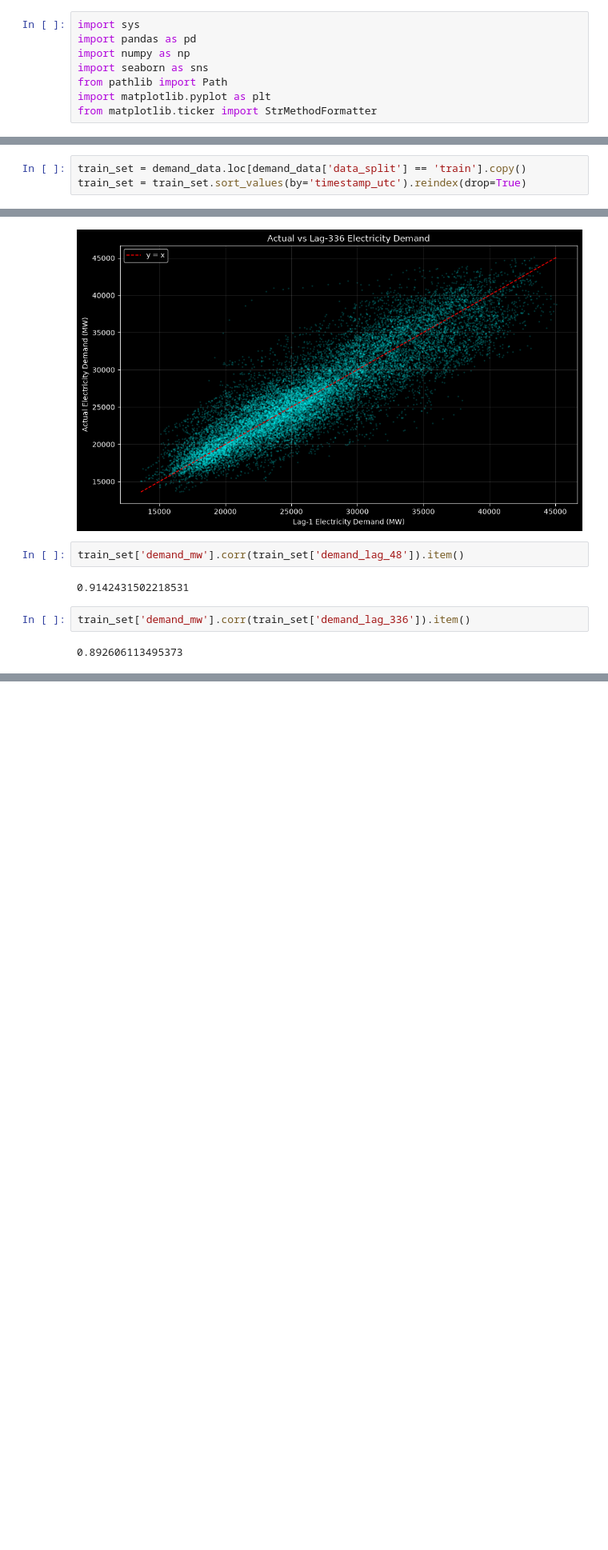
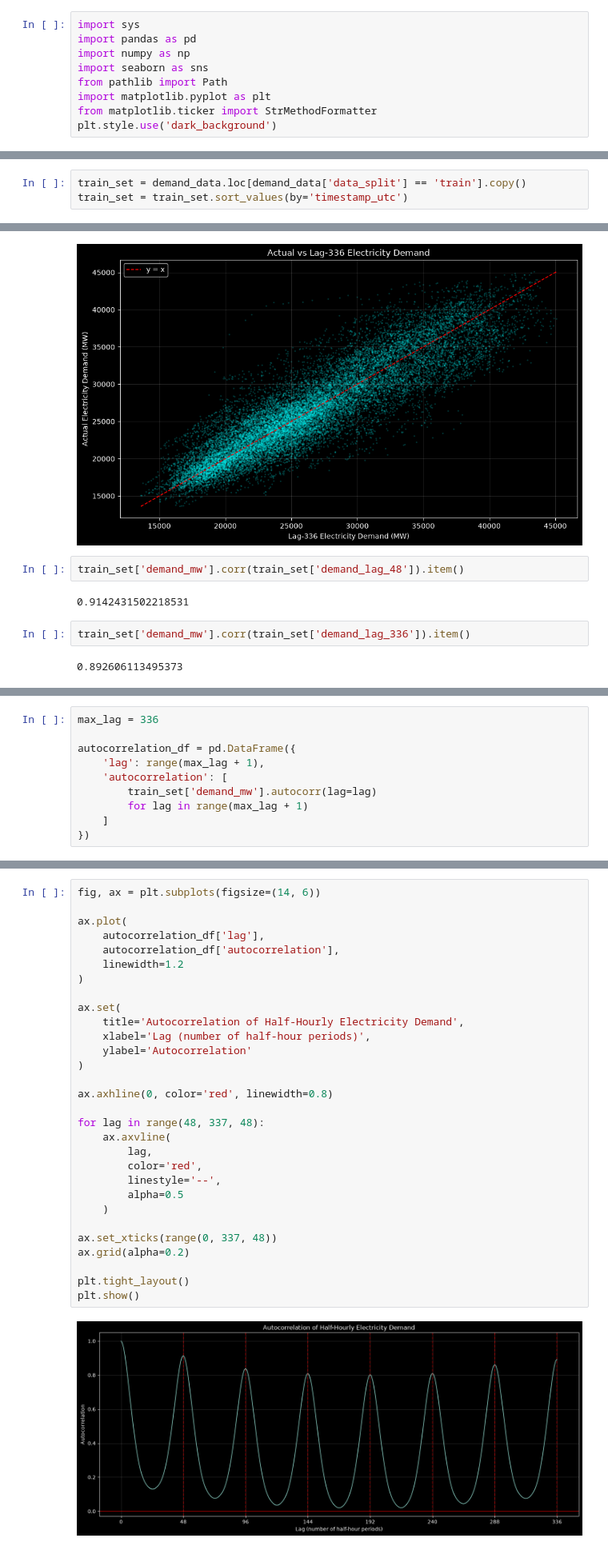
Before and after one commit to Ak62007/Halftime-Effect, a Jupyter notebook: notebooks/04_autocorrelation_and_baselines.ipynb, the cells around one changed output, grey strips where cells are left out. Shown at 80% size. Cells and saved outputs as stored; diff of their text form; blank space fills up the shorter version.

```diff
--- a/notebooks/04_autocorrelation_and_baselines.ipynb
+++ b/notebooks/04_autocorrelation_and_baselines.ipynb
@@ -6,6 +6,7 @@ import seaborn as sns
 from pathlib import Path
 import matplotlib.pyplot as plt
 from matplotlib.ticker import StrMethodFormatter
+plt.style.use('dark_background')
 # %%
 cwd = Path.cwd()
 project_root = cwd.parent
@@ -40,4 +41,4 @@ demand_data['settlement_date'] = pd.to_datetime(
 )
 # %%
 train_set = demand_data.loc[demand_data['data_split'] == 'train'].copy()
-train_set = train_set.sort_values(by='timestamp_utc').reindex(drop=True)
+train_set = train_set.sort_values(by='timestamp_utc')
@@ -254,0 +256,10 @@ train_set['demand_mw'].corr(train_set['demand_lag_336']).item()
+# %%
+max_lag = 336
+
+autocorrelation_df = pd.DataFrame({
+    'lag': range(max_lag + 1),
+    'autocorrelation': [
+        train_set['demand_mw'].autocorr(lag=lag)
+        for lag in range(max_lag + 1)
+    ]
+})
@@ -254,0 +275,32 @@ train_set['demand_mw'].corr(train_set['demand_lag_336']).item()
+# %%
+fig, ax = plt.subplots(figsize=(14, 6))
+
+ax.plot(
+    autocorrelation_df['lag'],
+    autocorrelation_df['autocorrelation'],
+    linewidth=1.2
+)
+
+ax.set(
+    title='Autocorrelation of Half-Hourly Electricity Demand',
+    xlabel='Lag (number of half-hour periods)',
+    ylabel='Autocorrelation'
+)
+
+ax.axhline(0, color='red', linewidth=0.8)
+
+for lag in range(48, 337, 48):
+    ax.axvline(
+        lag,
+        color='red',
+        linestyle='--',
+        alpha=0.5
+    )
+
+ax.set_xticks(range(0, 337, 48))
+ax.grid(alpha=0.2)
+
+plt.tight_layout()
+plt.show()
+# %% [output]
+[figure, added]
```
Also changed, not shown: parts of 36 cells of this notebook.
